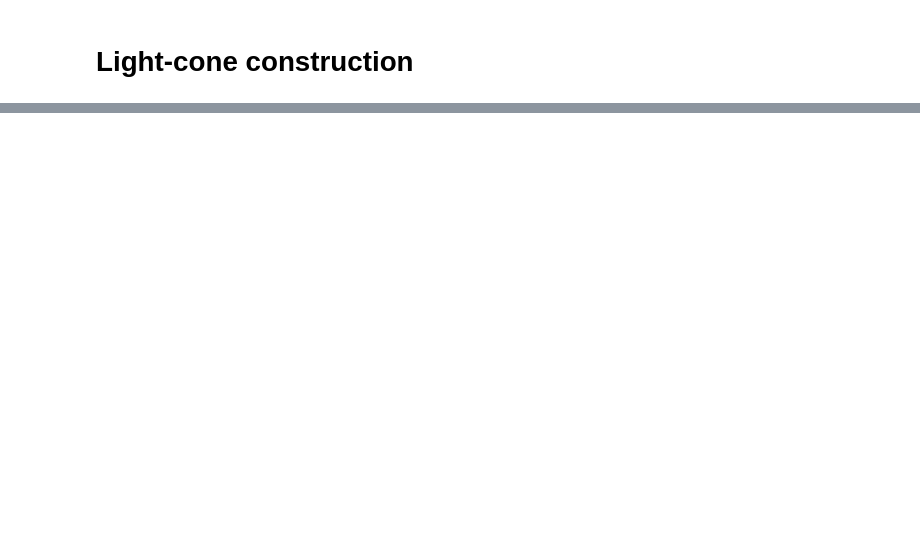
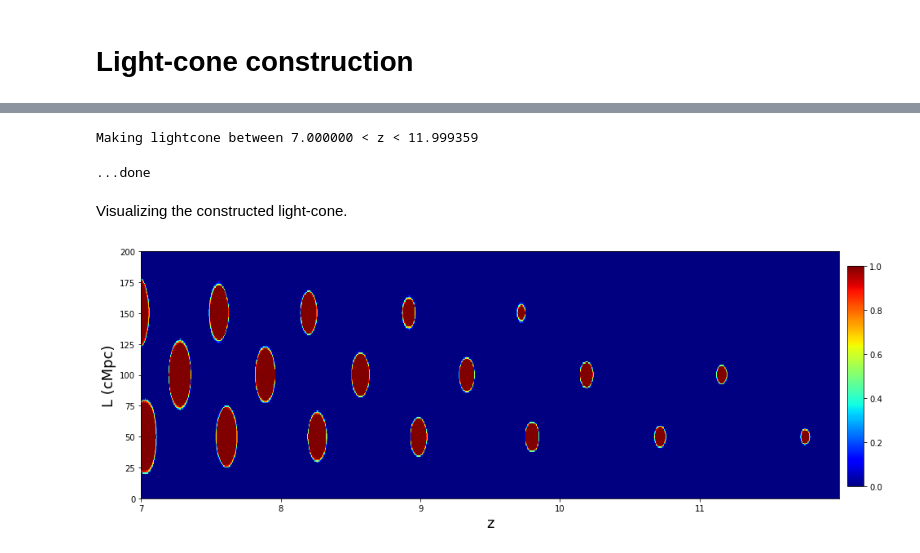
Before and after one commit to sambit-giri/tools21cm, a Jupyter notebook: docs/examples/lightcone.ipynb, the cells around one changed output, grey strips where cells are left out. Cells and saved outputs as stored; diff of their text form; code cells hidden in the pictures; blank space fills up the shorter version.

```diff
--- a/docs/examples/lightcone.ipynb
+++ b/docs/examples/lightcone.ipynb
@@ -42,0 +71,43 @@ coeval_set = {}
+# %%
+def reading_function(name):
+    return coeval_set[name]
+# %%
+filenames = ['{:.2f}'.format(zi) for zi in zs_set]
+file_redshifts = zs_set
+
+xf_lc, zs_lc = t2c.make_lightcone(
+                            filenames,
+                            z_low=None,
+                            z_high=None,
+                            file_redshifts=file_redshifts,
+                            cbin_bits=32,
+                            cbin_order='c',
+                            los_axis=2,
+                            raw_density=False,
+                            interpolation='linear',
+                            reading_function=reading_function,
+                            box_length_mpc=200,
+                        )
+# %% [output]
+Making lightcone between 7.000000 < z < 11.999359
+...done
+# %% [markdown]
+Visualizing the constructed light-cone.
+# %%
+xi = np.array([zs_lc for i in range(xf_lc.shape[1])])
+yi = np.array([np.linspace(0,200,xf_lc.shape[1]) for i in range(xi.shape[1])]).T
+zj = (xf_lc[100,1:,1:]+xf_lc[100,1:,:-1]+xf_lc[100,:-1,1:]+xf_lc[100,:-1,:-1])/4
+
+fig, axs = plt.subplots(1,1, figsize=(14, 5))
+im = axs.pcolor(xi, yi, zj, cmap='jet')
+axs.set_xlabel('z', fontsize=18)
+axs.set_ylabel('L (cMpc)', fontsize=18)
+# axs.set_xticks(np.arange(6.5,13,1))
+# axs.set_yticks(np.arange(0,350,100))
+fig.subplots_adjust(bottom=0.11, right=0.91, top=0.95, left=0.06)
+cax = plt.axes([0.92, 0.15, 0.02, 0.75])
+fig.colorbar(im,cax=cax)
+#plt.tight_layout()
+plt.show()
+# %% [output]
+[figure, added]
```
Also changed, not shown: parts of 11 cells of this notebook, 1 other file.
